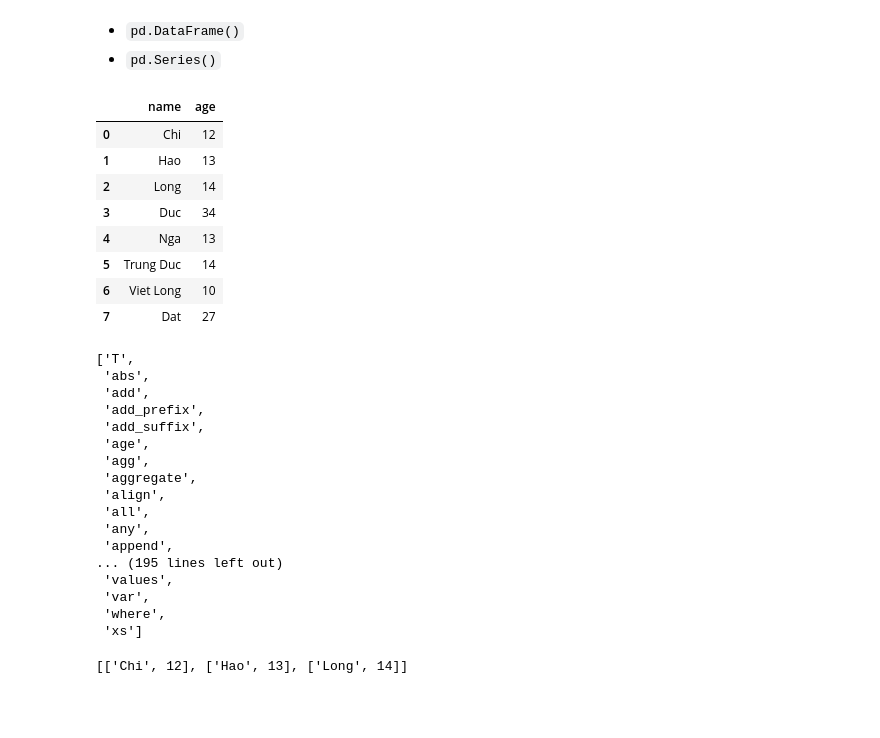
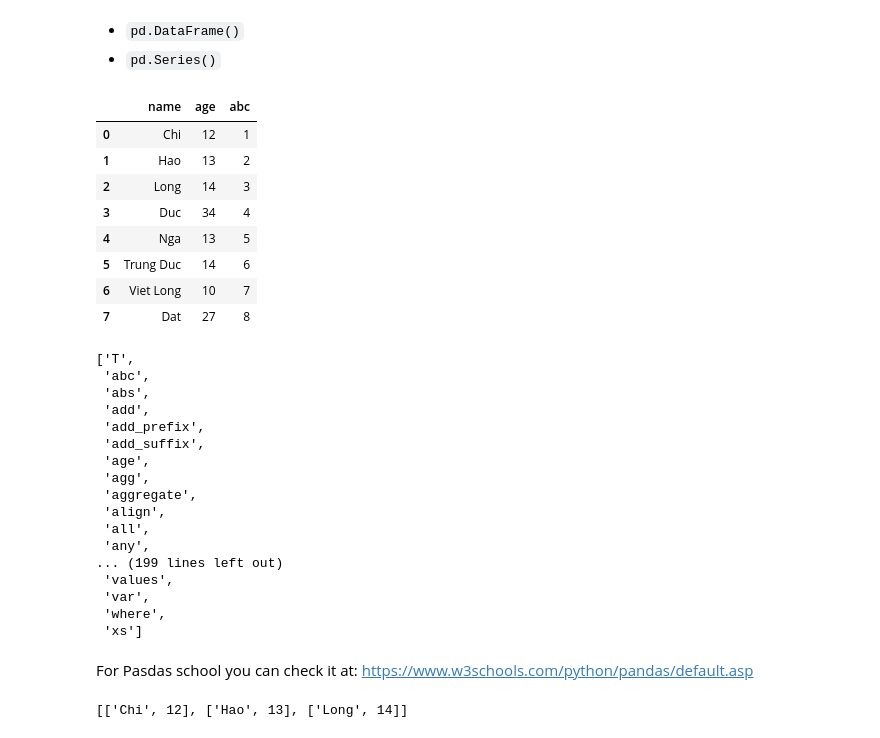
Before and after one commit to honghanhh/mci_python_31_level_1, a Jupyter notebook: Live Slides/Live Lecture 5/DAT_Live_Lecture5-Copy1.ipynb, the cells around one changed output. Cells and saved outputs as stored; diff of their text form; code cells hidden in the pictures; blank space fills up the shorter version.

Commit message:
'Upgrade Pandas'

```diff
--- a/Live Slides/Live Lecture 5/DAT_Live_Lecture5-Copy1.ipynb
+++ b/Live Slides/Live Lecture 5/DAT_Live_Lecture5-Copy1.ipynb
@@ -41,25 +41,28 @@ import pandas as pd
 - `pd.Series()`
 # %%
 dict1 = {'name': ['Chi', 'Hao', 'Long','Duc', 'Nga', 'Trung Duc', 'Viet Long','Dat'],
-        'age': [12, 13, 14, 34, 13, 14, 10,27]}
+        'age': [12, 13, 14, 34, 13, 14, 10,27],
+        'abc':[1,2,3,4,5,6,7,8]}
 df = pd.DataFrame(dict1)
 df
+# pandas is dataframe of dictionary
 # %% [output]
-|  | name | age |
-| 0 | Chi | 12 |
-| 1 | Hao | 13 |
-| 2 | Long | 14 |
-| 3 | Duc | 34 |
-| 4 | Nga | 13 |
-| 5 | Trung Duc | 14 |
-| 6 | Viet Long | 10 |
-| 7 | Dat | 27 |
+|  | name | age | abc |
+| 0 | Chi | 12 | 1 |
+| 1 | Hao | 13 | 2 |
+| 2 | Long | 14 | 3 |
+| 3 | Duc | 34 | 4 |
+| 4 | Nga | 13 | 5 |
+| 5 | Trung Duc | 14 | 6 |
+| 6 | Viet Long | 10 | 7 |
+| 7 | Dat | 27 | 8 |
 # %%
 type(df)
 [method for method in dir(df) if not method.startswith('_')]
 #for more detail of pandas we can consider some fuction of them as follow as
 # %% [output]
 ['T',
+ 'abc',
  'abs',
  'add',
  'add_prefix',
@@ -70,12 +73,13 @@ type(df)
  'align',
  'all',
  'any',
- 'append',
-... (195 lines left out)
+... (199 lines left out)
  'values',
  'var',
  'where',
  'xs']
+# %% [markdown]
+For Pasdas school you can check it at: https://www.w3schools.com/python/pandas/default.asp
 # %%
 # We can use lit of lits to make a dataframe
 list_of_list = [['Chi', 12], ['Hao', 13], ['Long',14]]
```
Also changed, not shown: parts of 23 cells of this notebook.
